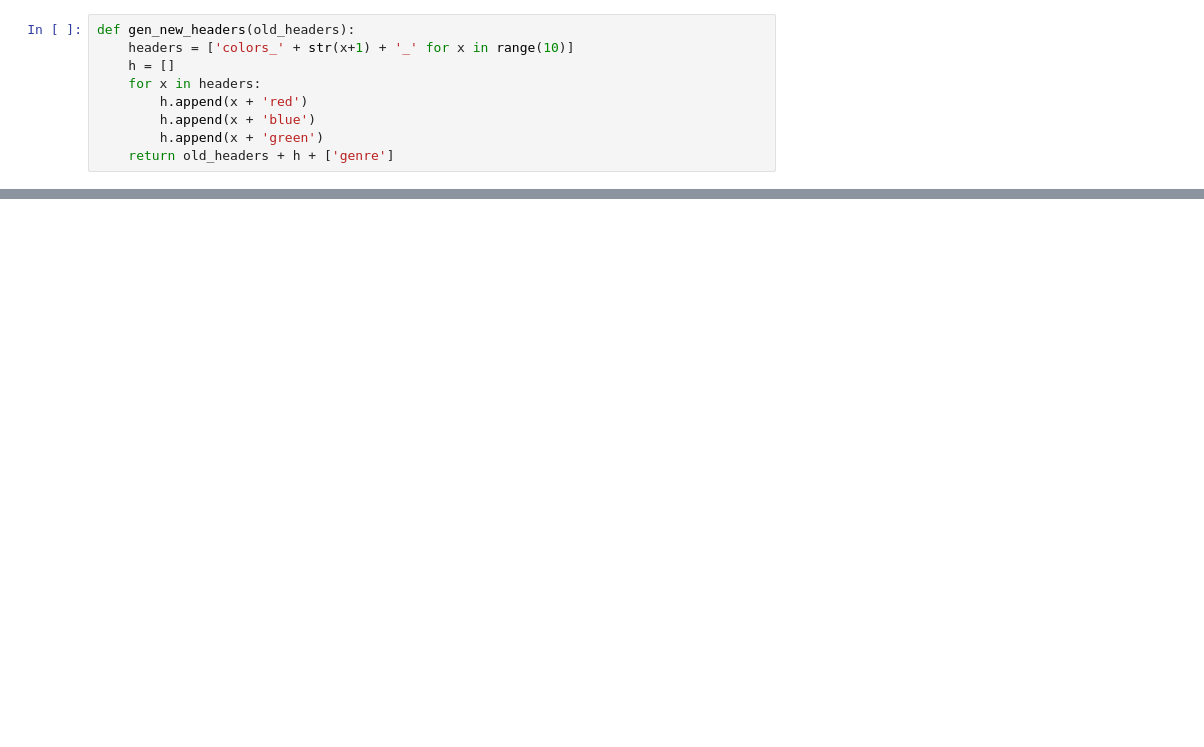
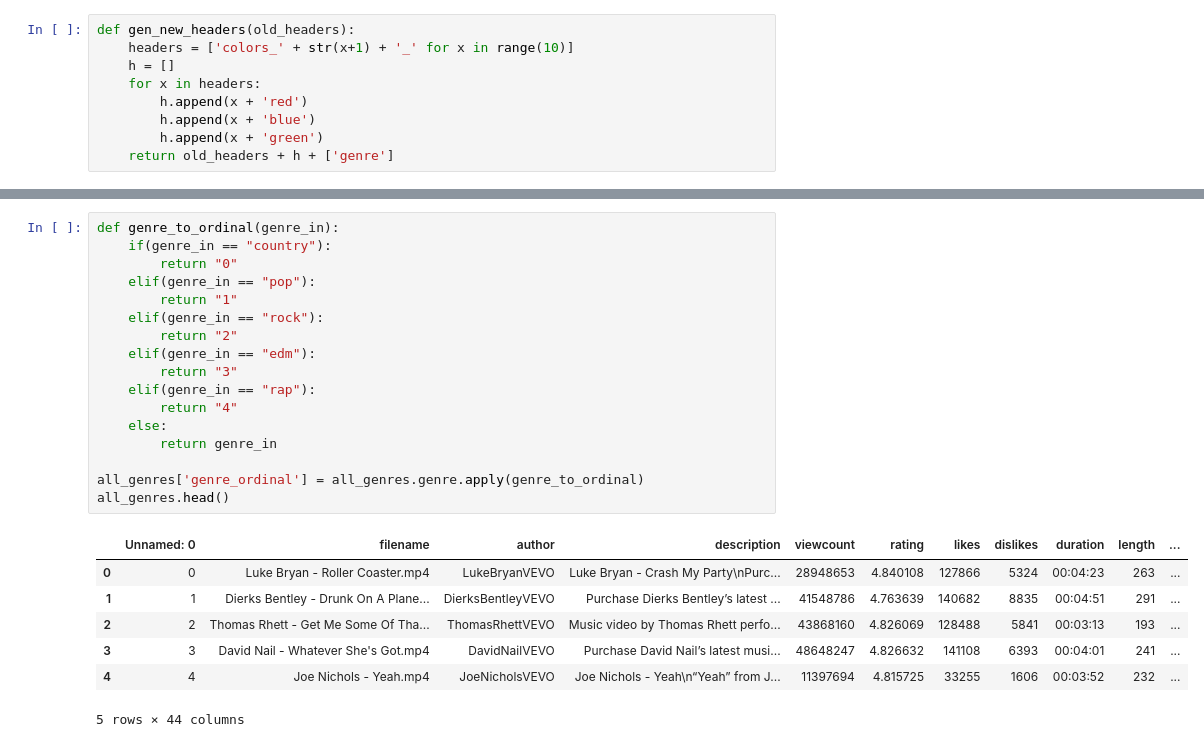
Before and after one commit to wmoncrief/Pixal, a Jupyter notebook: VidAnalysis/Analysis.ipynb, the cells around one changed output, grey strips where cells are left out. Drawn from its saved outputs; the diff is of its cells as text; blank space fills up the shorter version.

```diff
--- a/VidAnalysis/Analysis.ipynb
+++ b/VidAnalysis/Analysis.ipynb
@@ -93,0 +100,25 @@ for genre in genres:
+# %%
+def genre_to_ordinal(genre_in):
+    if(genre_in == "country"):
+        return "0"
+    elif(genre_in == "pop"):
+        return "1"
+    elif(genre_in == "rock"):
+        return "2"
+    elif(genre_in == "edm"):
+        return "3"
+    elif(genre_in == "rap"):
+        return "4"
+    else:
+        return genre_in
+
+all_genres['genre_ordinal'] = all_genres.genre.apply(genre_to_ordinal)
+all_genres.head()
+# %% [output]
+|  | Unnamed: 0 | filename | author | description | viewcount | rating | likes | dislikes | duration | length | ... |
+| 0 | 0 | Luke Bryan - Roller Coaster.mp4 | LukeBryanVEVO | Luke Bryan - Crash My Party\nPurc... | 28948653 | 4.840108 | 127866 | 5324 | 00:04:23 | 263 | ... |
+| 1 | 1 | Dierks Bentley - Drunk On A Plane... | DierksBentleyVEVO | Purchase Dierks Bentley’s latest ... | 41548786 | 4.763639 | 140682 | 8835 | 00:04:51 | 291 | ... |
+| 2 | 2 | Thomas Rhett - Get Me Some Of Tha... | ThomasRhettVEVO | Music video by Thomas Rhett perfo... | 43868160 | 4.826069 | 128488 | 5841 | 00:03:13 | 193 | ... |
+| 3 | 3 | David Nail - Whatever She's Got.mp4 | DavidNailVEVO | Purchase David Nail’s latest musi... | 48648247 | 4.826632 | 141108 | 6393 | 00:04:01 | 241 | ... |
+| 4 | 4 | Joe Nichols - Yeah.mp4 | JoeNicholsVEVO | Joe Nichols - Yeah\n“Yeah” from J... | 11397694 | 4.815725 | 33255 | 1606 | 00:03:52 | 232 | ... |
+5 rows × 44 columns
```
Also changed, not shown: parts of 7 cells of this notebook, 1 other file.
